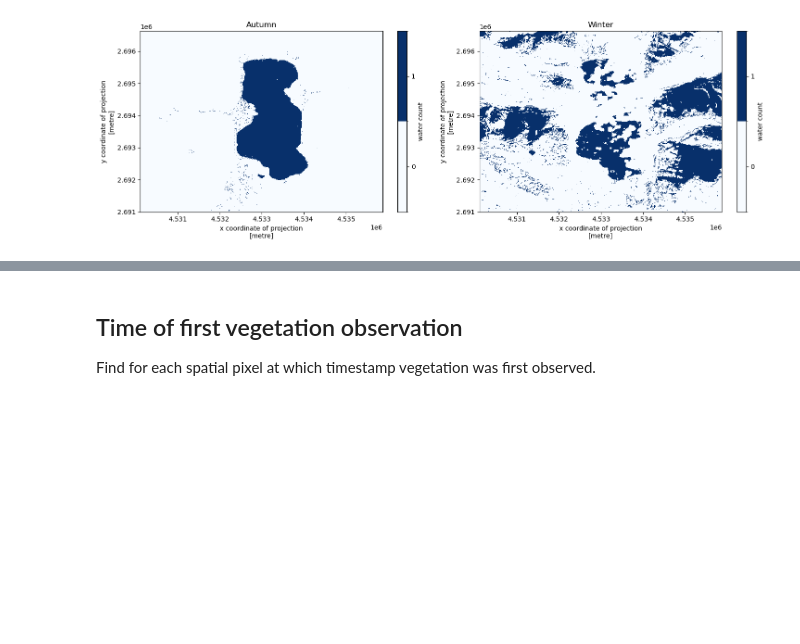
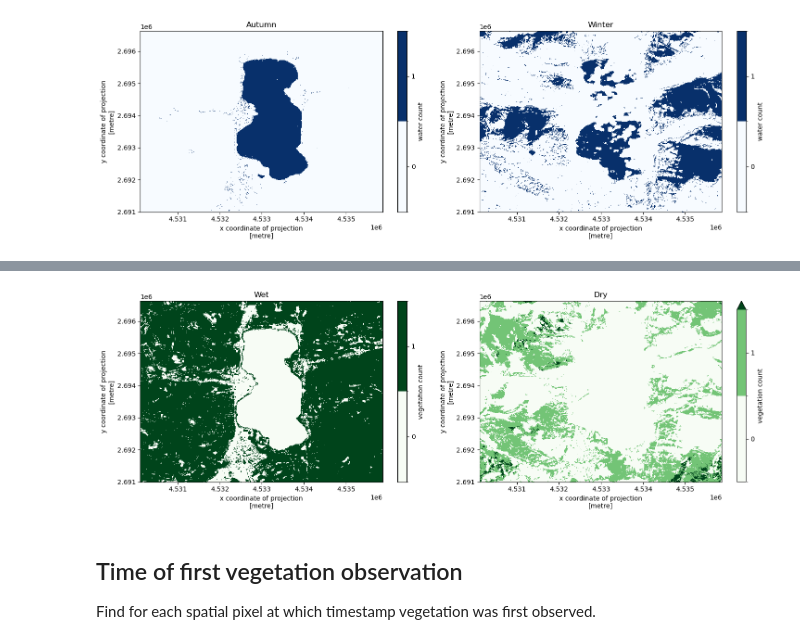
Before and after one commit to ZGIS/semantique, a Jupyter notebook: demo/gallery.ipynb, the cells around one changed output, grey strips where cells are left out. Drawn from its saved outputs; the diff is of its cells as text; code cells hidden in the pictures; blank space fills up the shorter version.

Commit message:
docs: Add custom season example to gallery :books:

```diff
--- a/demo/gallery.ipynb
+++ b/demo/gallery.ipynb
@@ -268,3 +272,39 @@ plt.draw()
+# %%
+newmapping = copy.deepcopy(mapping)
+newmapping["entity"]["wet_season"] = {"period": sq.self().extract("time", "month").evaluate("in", sq.interval(6, 11))}
+newmapping["entity"]["dry_season"] = {"period": sq.self().extract("time", "month").evaluate("not_in", sq.interval(6, 11))}
+# %%
+newcontext = copy.deepcopy(context)
+newcontext["mapping"] = newmapping
+# %%
+recipe = sq.QueryRecipe()
+
+recipe["vegetation_count_per_season"] = sq.entity("vegetation").\
+    groupby(sq.collection(sq.entity("wet_season"), sq.entity("dry_season")).compose()).\
+    reduce("count", "time").\
+    concatenate("season")
+
+response = recipe.execute(**newcontext)
+# %%
+f, (ax1, ax2) = plt.subplots(1, 2, figsize = (15, 5))
+
+vegetation_count_per_season = response["vegetation_count_per_season"]
+values = list(range(int(np.nanmin(water_count_per_season)), int(np.nanmax(water_count_per_season)) + 1))
+levels = [x - 0.5 for x in values + [max(values) + 1]]
+colors = plt.cm.Greens
+
+autumn = vegetation_count_per_season.sel(season = "wet_season")
+autumn.plot(ax = ax1, levels = levels, cmap = colors, cbar_kwargs = {"ticks": values, "label": "vegetation count"})
+ax1.set_title("Wet")
+
+winter = vegetation_count_per_season.sel(season = "dry_season")
+winter.plot(ax = ax2, levels = levels, cmap = colors, cbar_kwargs = {"ticks": values, "label": "vegetation count"})
+ax2.set_title("Dry")
+
+plt.tight_layout()
+plt.draw()
+# %% [output]
+[figure, added]
 # %% [markdown]
 ## Time of first vegetation observation
 
```
Also changed, not shown: parts of 1 cell of this notebook.
